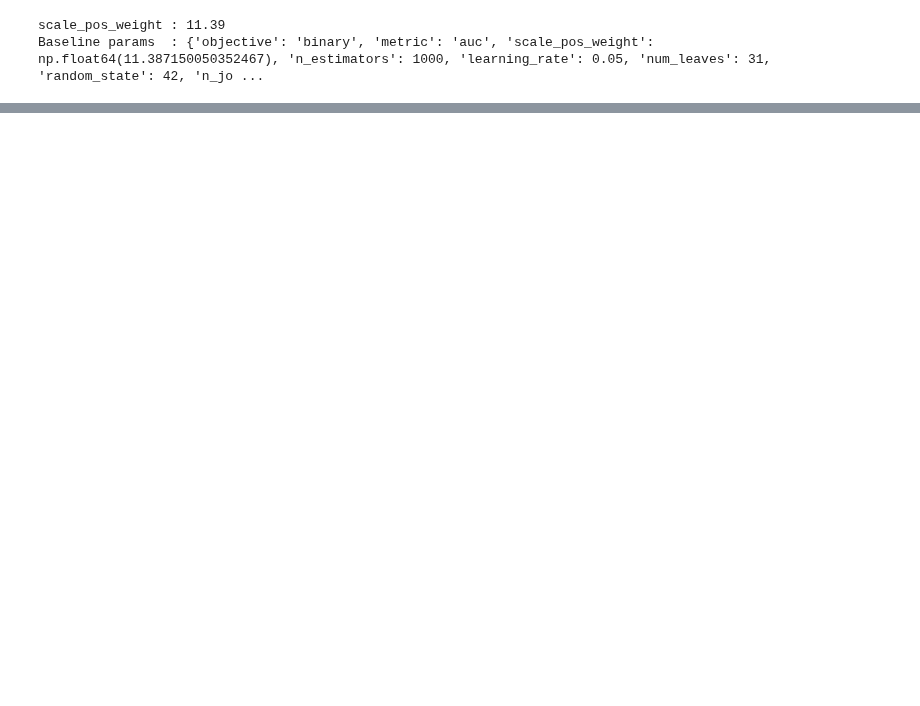
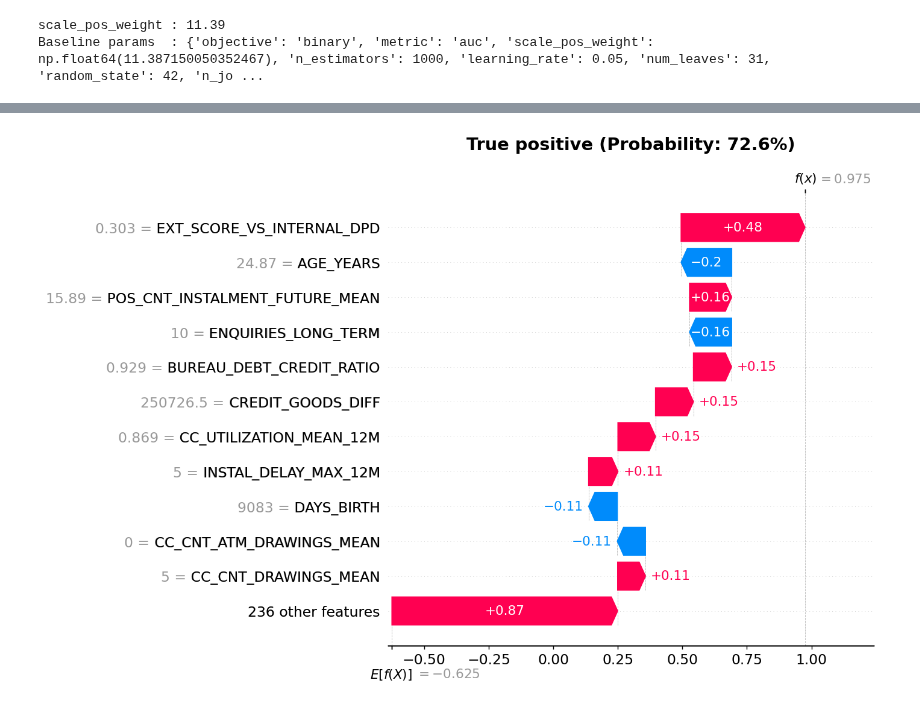
Before and after one commit to dimitrimovila/credit_risk_model, a Jupyter notebook: 03_modelling.ipynb, the cells around one changed output, grey strips where cells are left out. Saved outputs shown, nothing was run; the diff lists cells and outputs as text; code cells hidden in the pictures; blank space fills up the shorter version.

Commit message:
modelling phase terminated

```diff
--- a/03_modelling.ipynb
+++ b/03_modelling.ipynb
@@ -967,0 +1010,81 @@ plt.close()
+# %%
+import matplotlib.pyplot as plt
+import shap
+import pandas as pd
+import numpy as np
+from scipy.special import expit # For calculating probabilities from log-odds
+# 1. Works only on sample used for SHAP values — ensures alignment between data, SHAP values, and predictions
+# Ensure X_shap_sample and y_shap_sample are aligned and correspond to the same rows used for SHAP calculation
+y_shap_sample = y_shap_val.loc[X_shap_sample.index]
+
+# Calculate predicted probabilities for the SHAP sample using the same model
+preds_sample = shap_model.predict_proba(X_shap_sample)[:, 1]
+
+val_results = pd.DataFrame({
+    'true':  y_shap_sample.values,
+    'pred':  preds_sample,
+    'idx':   range(len(X_shap_sample)) # Indice posizionale (0, 1, 2...)
+})
+
+# 2. Find the correct indices
+# True positive (real = 1, prob > 0.7)
+tp_candidates = val_results[(val_results['true'] == 1) & (val_results['pred'] > 0.7)]
+if tp_candidates.empty:
+    print("Attention: No true positive with prob > 0.7 found in the sample!")
+else:
+    tp_idx = tp_candidates.iloc[0]['idx']
+
+# False negative (real = 1, prob < 0.2)
+fn_candidates = val_results[(val_results['true'] == 1) & (val_results['pred'] < 0.2)]
+if fn_candidates.empty:
+    print("Attention: No false negative with prob < 0.2 found in the sample!")
+else:
+    fn_idx = fn_candidates.iloc[0]['idx']
+
+# 3. base_val and shap_values for class 1
+base_val = explainer.expected_value
+if isinstance(base_val, list) or isinstance(base_val, np.ndarray):
+    base_val = base_val[1]
+
+# If shap_values is a list (array for class 0, array for class 1), select class 1
+if isinstance(shap_values, list):
+    shap_vals_class1 = shap_values[1]
+else:
+    shap_vals_class1 = shap_values
+
+# 4. Truncate feature names for better display in waterfall plot
+clean_feature_names = [f[:32] + '...' if len(f) > 35 else f for f in X_shap_sample.columns]
+
+# 5. Plot True Positive
+plt.figure(figsize=(10, 8))
+shap_exp_tp = shap.Explanation(
+    values        = shap_vals_class1[int(tp_idx)],
+    base_values   = base_val,
+    data          = X_shap_sample.iloc[int(tp_idx)].values,
+    feature_names = clean_feature_names
+)
+shap.waterfall_plot(shap_exp_tp, max_display=12, show=False)
+
+# Add probability to title
+prob_tp = expit(shap_exp_tp.values.sum() + base_val)
+plt.title(f"True positive (Probability: {prob_tp:.1%})", fontsize=16, fontweight='bold', pad=20)
+plt.show()
+
+# ─── Plot False Negative ─────────────────────────────────────────
+plt.figure(figsize=(10, 8))
+shap_exp_fn = shap.Explanation(
+    values        = shap_vals_class1[int(fn_idx)],
+    base_values   = base_val,
+    data          = X_shap_sample.iloc[int(fn_idx)].values,
+    feature_names = clean_feature_names
+)
+shap.waterfall_plot(shap_exp_fn, max_display=12, show=False)
+
+# Add probability to title
+prob_fn = expit(shap_exp_fn.values.sum() + base_val)
+plt.title(f"False negative (Probability: {prob_fn:.1%})", fontsize=16, fontweight='bold', pad=20)
+plt.savefig("shap_waterfall_FN.png", bbox_inches='tight', dpi=150)
+plt.show()
+plt.close()
+# %% [output]
+[figure, added]
```
Also changed, not shown: parts of 43 cells of this notebook.
